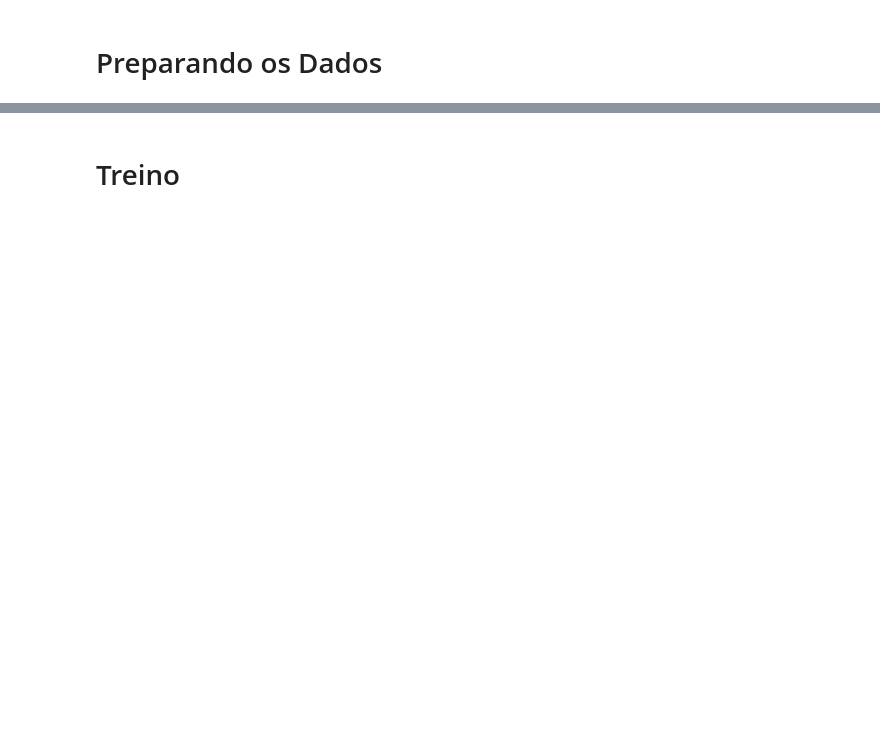
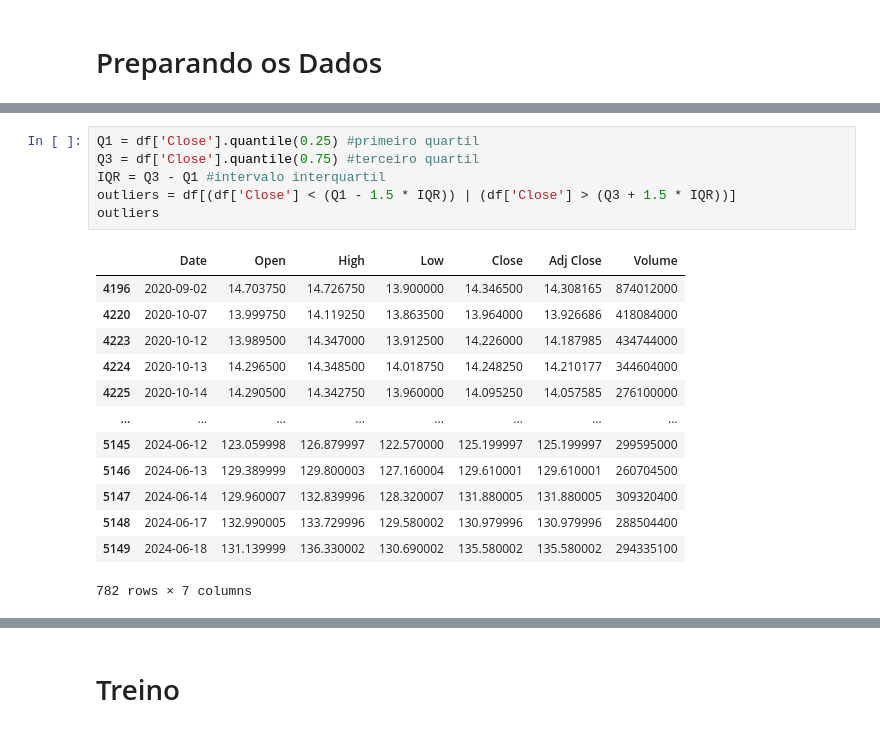
Before and after one commit to batestin1/coding_the_future_dio_prevendo_acoes_com_redes_neurais, a Jupyter notebook: notebooks/dio_acoes_rnn.ipynb, the cells around one changed output, grey strips where cells are left out. Drawn from its saved outputs; the diff is of its cells as text; blank space fills up the shorter version.

```diff
--- a/notebooks/dio_acoes_rnn.ipynb
+++ b/notebooks/dio_acoes_rnn.ipynb
@@ -59,0 +176,20 @@ Volume | float | Volume total do dia
+# %%
+Q1 = df['Close'].quantile(0.25) #primeiro quartil
+Q3 = df['Close'].quantile(0.75) #terceiro quartil
+IQR = Q3 - Q1 #intervalo interquartil
+outliers = df[(df['Close'] < (Q1 - 1.5 * IQR)) | (df['Close'] > (Q3 + 1.5 * IQR))]
+outliers
+# %% [output]
+|  | Date | Open | High | Low | Close | Adj Close | Volume |
+| 4196 | 2020-09-02 | 14.703750 | 14.726750 | 13.900000 | 14.346500 | 14.308165 | 874012000 |
+| 4220 | 2020-10-07 | 13.999750 | 14.119250 | 13.863500 | 13.964000 | 13.926686 | 418084000 |
+| 4223 | 2020-10-12 | 13.989500 | 14.347000 | 13.912500 | 14.226000 | 14.187985 | 434744000 |
+| 4224 | 2020-10-13 | 14.296500 | 14.348500 | 14.018750 | 14.248250 | 14.210177 | 344604000 |
+| 4225 | 2020-10-14 | 14.290500 | 14.342750 | 13.960000 | 14.095250 | 14.057585 | 276100000 |
+| ... | ... | ... | ... | ... | ... | ... | ... |
+| 5145 | 2024-06-12 | 123.059998 | 126.879997 | 122.570000 | 125.199997 | 125.199997 | 299595000 |
+| 5146 | 2024-06-13 | 129.389999 | 129.800003 | 127.160004 | 129.610001 | 129.610001 | 260704500 |
+| 5147 | 2024-06-14 | 129.960007 | 132.839996 | 128.320007 | 131.880005 | 131.880005 | 309320400 |
+| 5148 | 2024-06-17 | 132.990005 | 133.729996 | 129.580002 | 130.979996 | 130.979996 | 288504400 |
+| 5149 | 2024-06-18 | 131.139999 | 136.330002 | 130.690002 | 135.580002 | 135.580002 | 294335100 |
+782 rows × 7 columns
```
Also changed, not shown: parts of 39 cells of this notebook, 2 other files.
